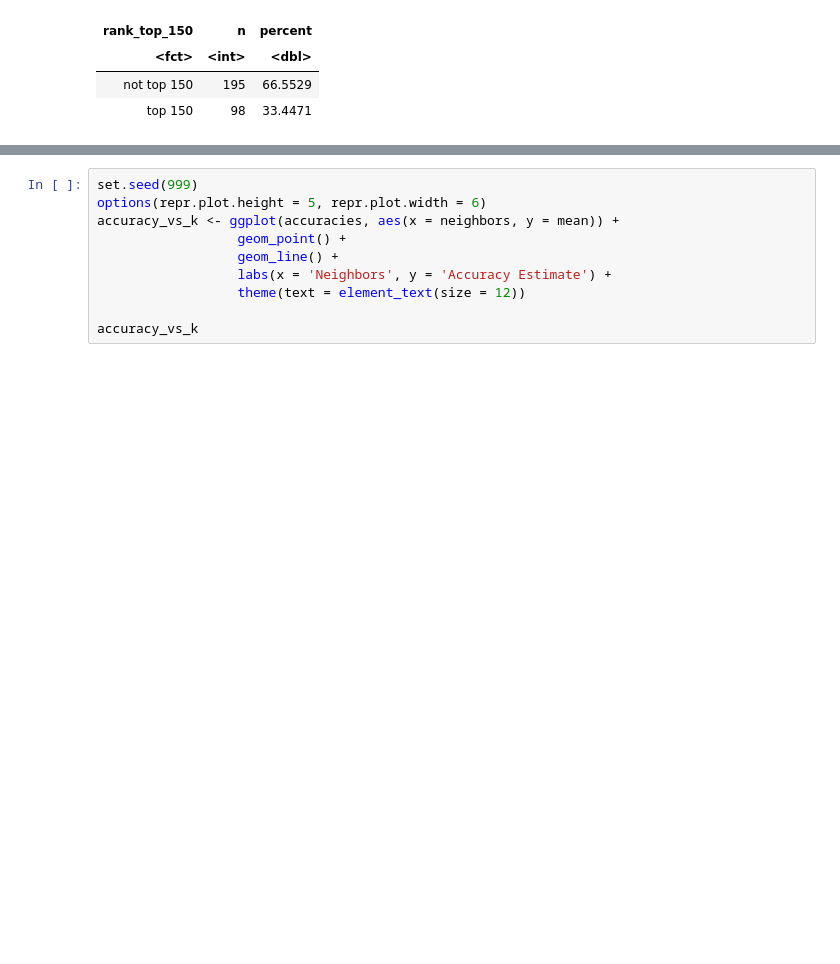
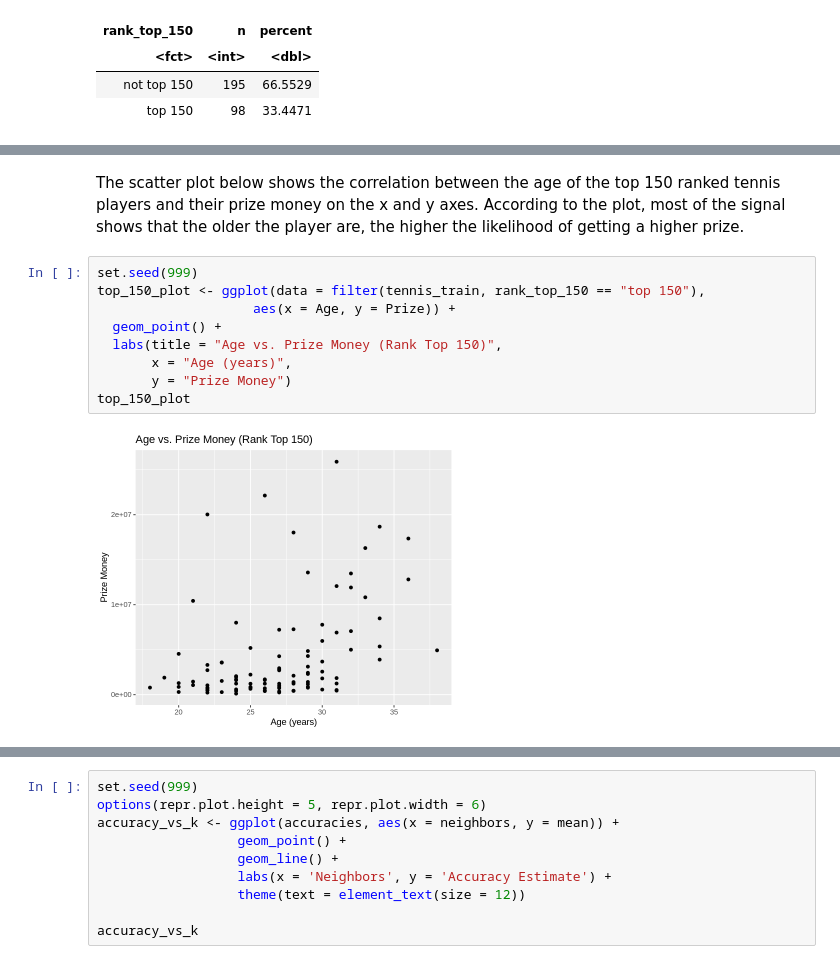
Before and after one commit to hirnas/DSCI100GW, a Jupyter notebook: group project/project code v2.ipynb, the cells around one changed output, grey strips where cells are left out. Drawn from its saved outputs; the diff is of its cells as text; blank space fills up the shorter version.

```diff
--- a/group project/project code v2.ipynb
+++ b/group project/project code v2.ipynb
@@ -190,0 +169,13 @@ tennis_vfold <- vfold_cv(tennis_train, v = 10, strata = rank_top_150)
+# %% [markdown]
+The scatter plot below shows the correlation between the age of the top 150 ranked tennis players and their prize money on the x and y axes. According to the plot, most of the signal shows that the older the player are, the higher the likelihood of getting a higher prize.
+# %%
+set.seed(999)
+top_150_plot <- ggplot(data = filter(tennis_train, rank_top_150 == "top 150"),
+                    aes(x = Age, y = Prize)) +
+  geom_point() +
+  labs(title = "Age vs. Prize Money (Rank Top 150)",
+       x = "Age (years)",
+       y = "Prize Money")
+top_150_plot
+# %% [output]
+[figure, added]
```
Also changed, not shown: parts of 20 cells of this notebook.
